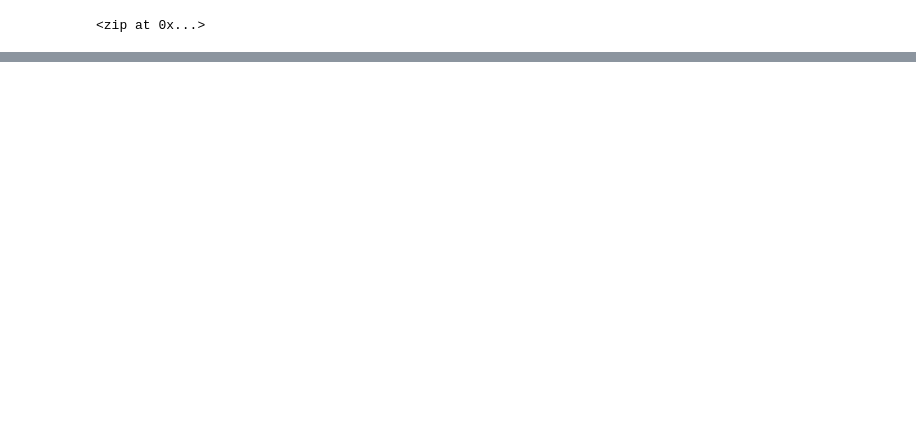
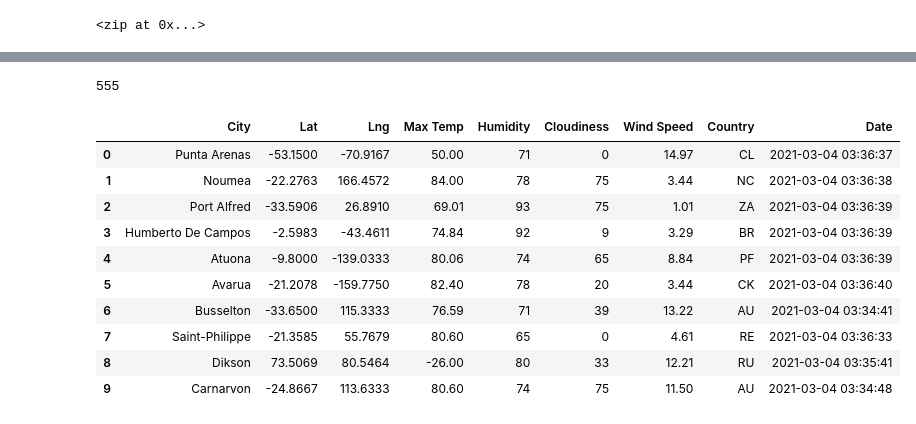
Before and after one commit to Dspiper/World_Weather_Analysis, a Jupyter notebook: WeatherPy.ipynb, the cells around one changed output, grey strips where cells are left out. Saved outputs shown, nothing was run; the diff lists cells and outputs as text; code cells hidden in the pictures; blank space fills up the shorter version.

Commit message:
Updating gitignore and WeatherPy files.

```diff
--- a/WeatherPy.ipynb
+++ b/WeatherPy.ipynb
@@ -32,0 +42,4 @@ len(cities)
+# %%
+# Starting URL for Weather Map API Call.
+url = "http://api.openweathermap.org/data/2.5/weather?units=Imperial&APPID=" + weather_api_key
+print(url)
@@ -32,0 +126,20 @@ len(cities)
+# %%
+len(city_data)
+# %% [output]
+555
+# %%
+# Convert the array of dictionaries to a Pandas DataFrame.
+city_data_df = pd.DataFrame(city_data)
+city_data_df.head(10)
+# %% [output]
+|  | City | Lat | Lng | Max Temp | Humidity | Cloudiness | Wind Speed | Country | Date |
+| 0 | Punta Arenas | -53.1500 | -70.9167 | 50.00 | 71 | 0 | 14.97 | CL | 2021-03-04 03:36:37 |
+| 1 | Noumea | -22.2763 | 166.4572 | 84.00 | 78 | 75 | 3.44 | NC | 2021-03-04 03:36:38 |
+| 2 | Port Alfred | -33.5906 | 26.8910 | 69.01 | 93 | 75 | 1.01 | ZA | 2021-03-04 03:36:39 |
+| 3 | Humberto De Campos | -2.5983 | -43.4611 | 74.84 | 92 | 9 | 3.29 | BR | 2021-03-04 03:36:39 |
+| 4 | Atuona | -9.8000 | -139.0333 | 80.06 | 74 | 65 | 8.84 | PF | 2021-03-04 03:36:39 |
+| 5 | Avarua | -21.2078 | -159.7750 | 82.40 | 78 | 20 | 3.44 | CK | 2021-03-04 03:36:40 |
+| 6 | Busselton | -33.6500 | 115.3333 | 76.59 | 71 | 39 | 13.22 | AU | 2021-03-04 03:34:41 |
+| 7 | Saint-Philippe | -21.3585 | 55.7679 | 80.60 | 65 | 0 | 4.61 | RE | 2021-03-04 03:36:33 |
+| 8 | Dikson | 73.5069 | 80.5464 | -26.00 | 80 | 33 | 12.21 | RU | 2021-03-04 03:35:41 |
+| 9 | Carnarvon | -24.8667 | 113.6333 | 80.60 | 74 | 75 | 11.50 | AU | 2021-03-04 03:34:48 |
```
Also changed, not shown: parts of 7 cells of this notebook, 1 other file.
